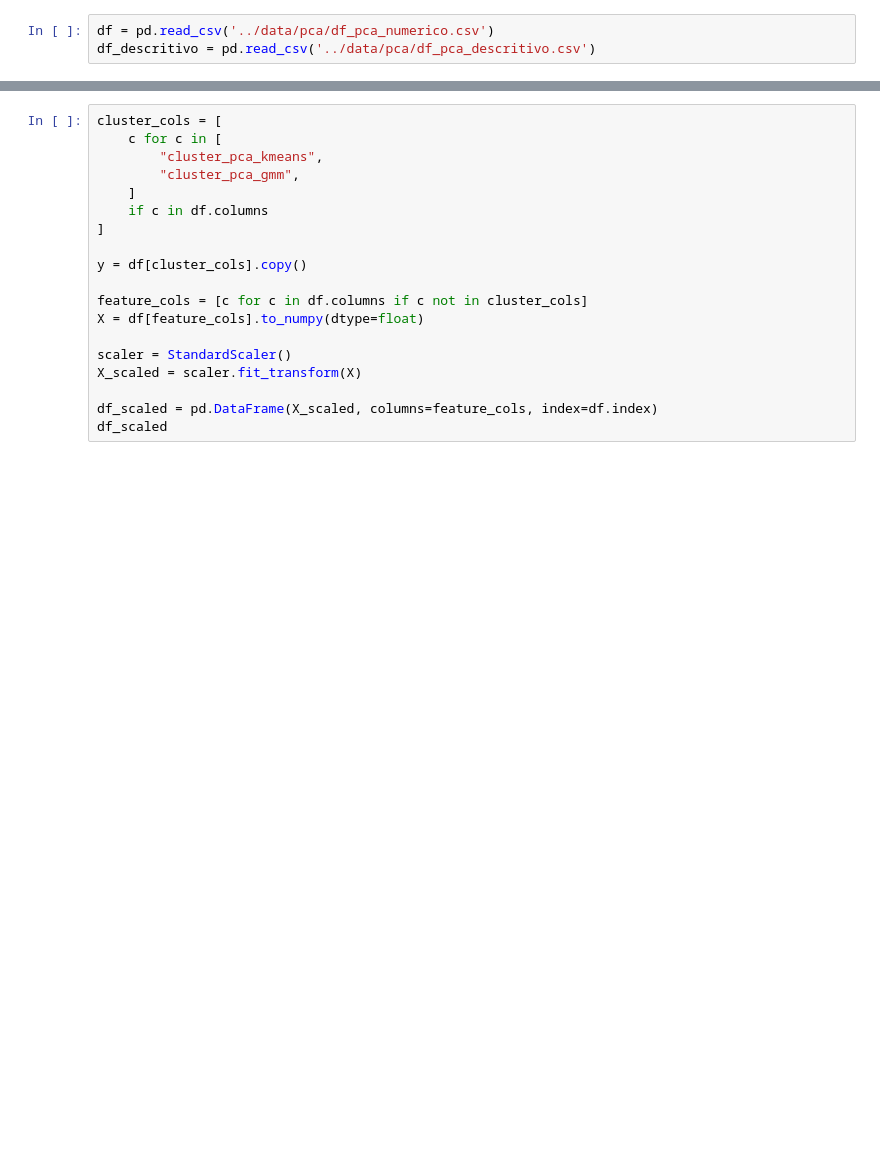
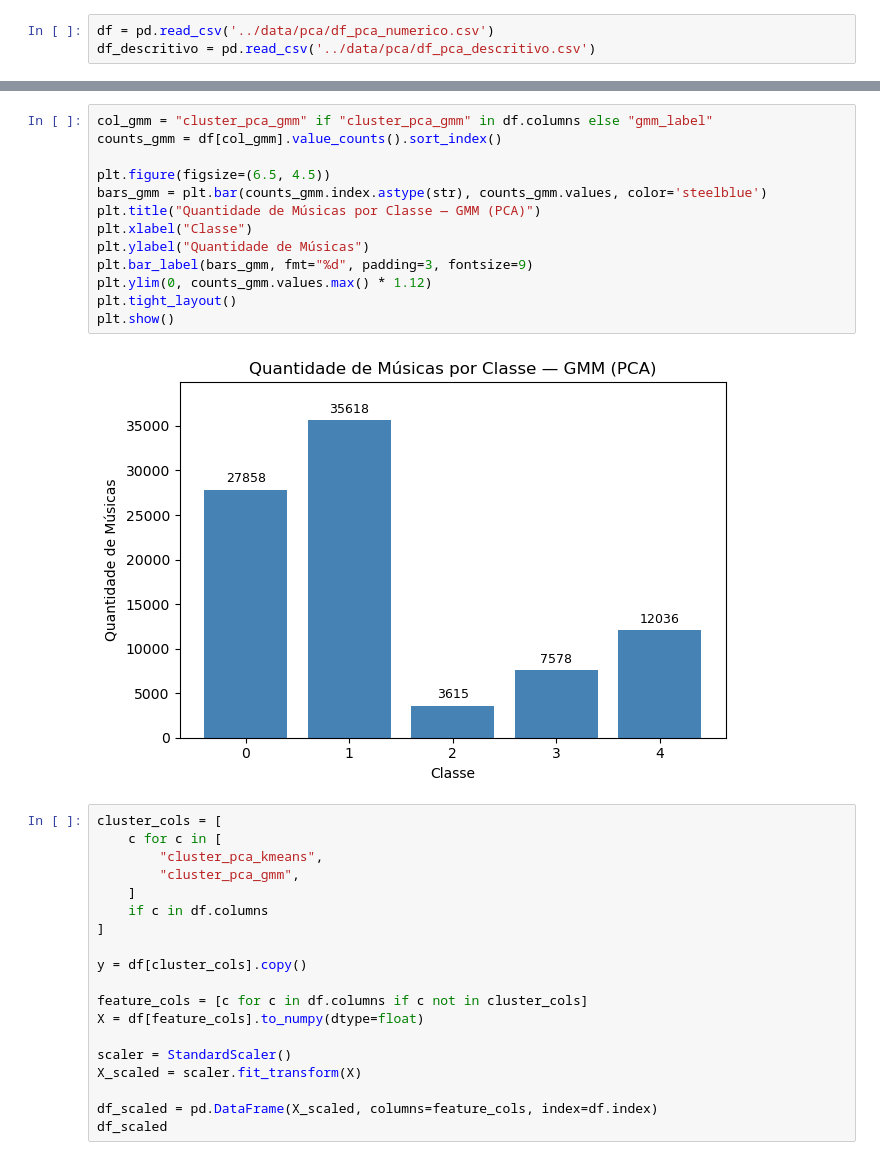
Before and after one commit to samuelsilvg/ML-musicClustering, a Jupyter notebook: notebooks/recomendacao_PCA.ipynb, the cells around one changed output, grey strips where cells are left out. Cells and saved outputs as stored; diff of their text form; blank space fills up the shorter version.

```diff
--- a/notebooks/recomendacao_PCA.ipynb
+++ b/notebooks/recomendacao_PCA.ipynb
@@ -23,3 +38,18 @@ df_descritivo = pd.read_csv('../data/pca/df_pca_descritivo.csv')
+# %%
+col_gmm = "cluster_pca_gmm" if "cluster_pca_gmm" in df.columns else "gmm_label"
+counts_gmm = df[col_gmm].value_counts().sort_index()
+
+plt.figure(figsize=(6.5, 4.5))
+bars_gmm = plt.bar(counts_gmm.index.astype(str), counts_gmm.values, color='steelblue')
+plt.title("Quantidade de Músicas por Classe — GMM (PCA)")
+plt.xlabel("Classe")
+plt.ylabel("Quantidade de Músicas")
+plt.bar_label(bars_gmm, fmt="%d", padding=3, fontsize=9)
+plt.ylim(0, counts_gmm.values.max() * 1.12)
+plt.tight_layout()
+plt.show()
+# %% [output]
+[figure, added]
 # %%
 cluster_cols = [
     c for c in [
```
Also changed, not shown: parts of 5 cells of this notebook, 3 other files.
